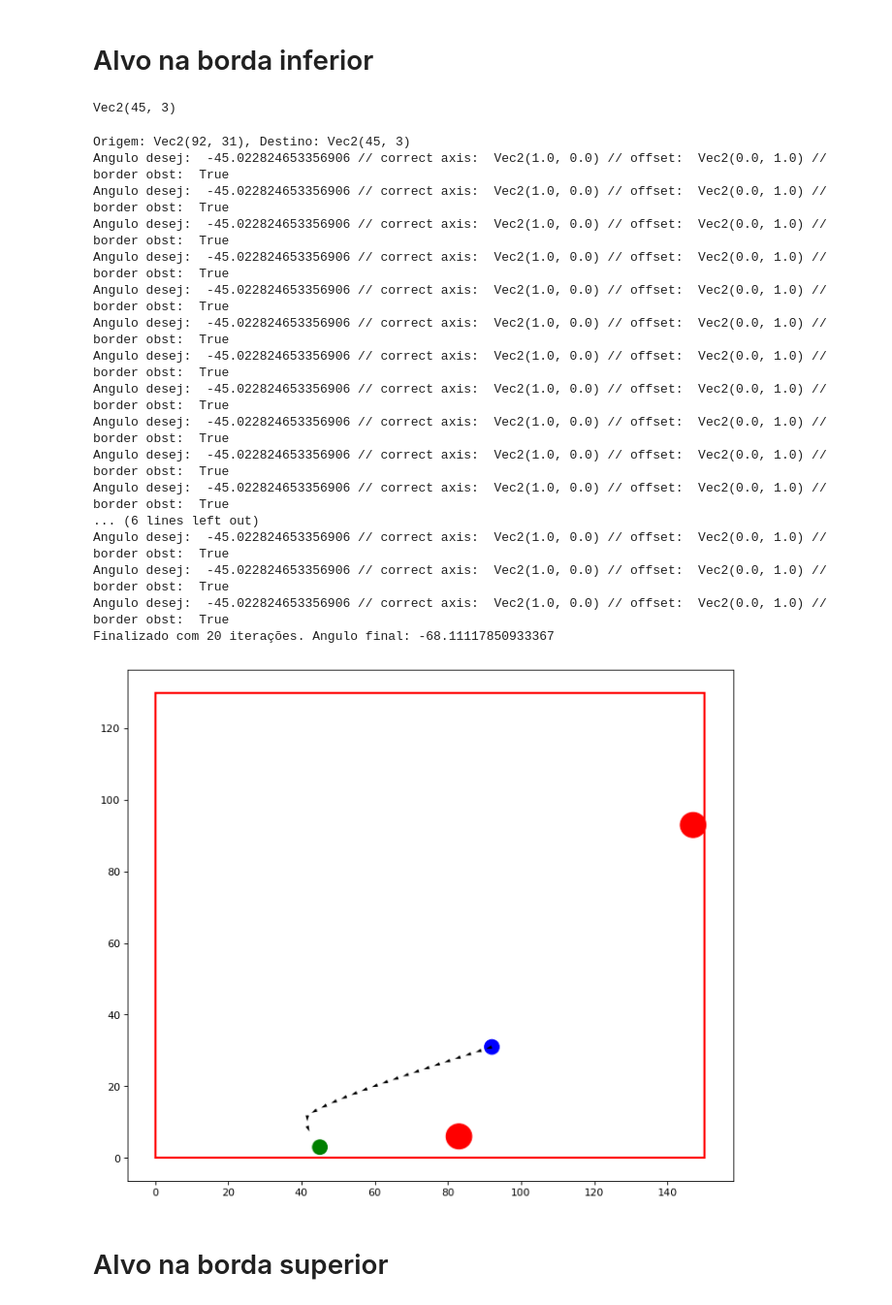
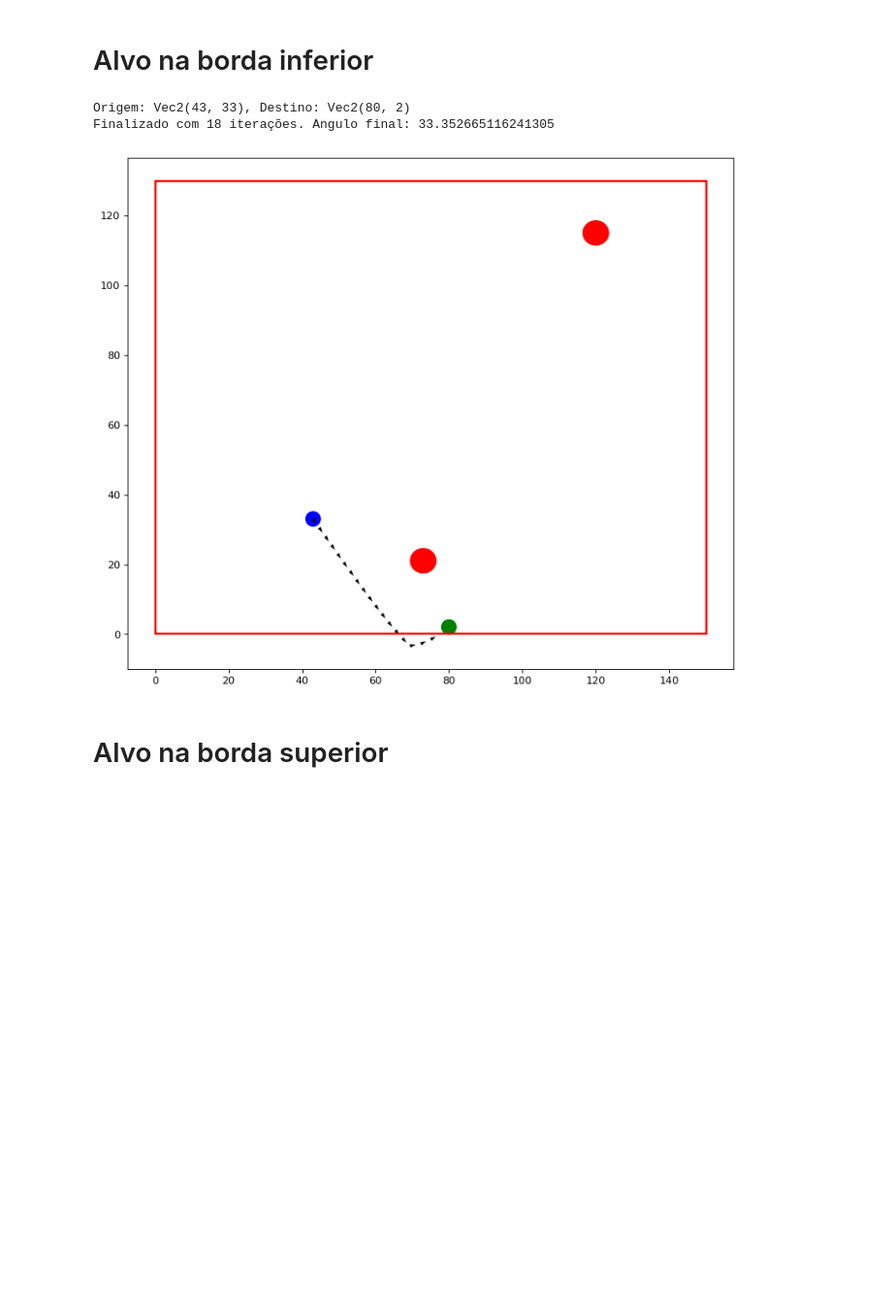
Before and after one commit to kenzosakiyama/univector, a Jupyter notebook: navigation_tests.ipynb, the cells around one changed output. Shown at 97% size. Saved outputs shown, nothing was run; the diff lists cells and outputs as text; code cells hidden in the pictures; blank space fills up the shorter version.

```diff
--- a/navigation_tests.ipynb
+++ b/navigation_tests.ipynb
@@ -137,7 +137,12 @@ def create_vector_in_right_corners() -> Vec2D:
 # %%
 team_side = TeamSide.LEFT
 # %%
-navigator = Navigator(
+# navigator = Navigator(
+#     team_side=team_side,
+#     univector_parameters_path="data/univector_params_red_dragons.json",
+# )
+
+navigator = NaiveNavigator(
     team_side=team_side,
     univector_parameters_path="data/univector_params_red_dragons.json",
 )
@@ -177,32 +167,13 @@ Finalizado com 20 iterações. Angulo final: 12.619510654325126
 # %% [markdown]
 # Alvo na borda inferior
-# %%
-target_pos = create_vector_in_down_border()
-target_pos
-# %% [output]
-Vec2(45, 3)
 # %%
-axis_origins, axis_to_follow = run_iterative_univector(navigator, origin_pos, target_pos, obstacles, add_border_obst=True)
+target_pos = create_vector_in_down_border()
+axis_origins, axis_to_follow = run_iterative_univector(navigator, origin_pos, target_pos, obstacles, add_border_obst=False)
 plot_trajectory(origin_pos, target_pos, obstacles, axis_to_follow, axis_origins)
 # %% [output]
-Origem: Vec2(92, 31), Destino: Vec2(45, 3)
-Angulo desej:  -45.022824653356906 // correct axis:  Vec2(1.0, 0.0) // offset:  Vec2(0.0, 1.0) // border obst:  True
-Angulo desej:  -45.022824653356906 // correct axis:  Vec2(1.0, 0.0) // offset:  Vec2(0.0, 1.0) // border obst:  True
-Angulo desej:  -45.022824653356906 // correct axis:  Vec2(1.0, 0.0) // offset:  Vec2(0.0, 1.0) // border obst:  True
-Angulo desej:  -45.022824653356906 // correct axis:  Vec2(1.0, 0.0) // offset:  Vec2(0.0, 1.0) // border obst:  True
-Angulo desej:  -45.022824653356906 // correct axis:  Vec2(1.0, 0.0) // offset:  Vec2(0.0, 1.0) // border obst:  True
-Angulo desej:  -45.022824653356906 // correct axis:  Vec2(1.0, 0.0) // offset:  Vec2(0.0, 1.0) // border obst:  True
-Angulo desej:  -45.022824653356906 // correct axis:  Vec2(1.0, 0.0) // offset:  Vec2(0.0, 1.0) // border obst:  True
-Angulo desej:  -45.022824653356906 // correct axis:  Vec2(1.0, 0.0) // offset:  Vec2(0.0, 1.0) // border obst:  True
-Angulo desej:  -45.022824653356906 // correct axis:  Vec2(1.0, 0.0) // offset:  Vec2(0.0, 1.0) // border obst:  True
-Angulo desej:  -45.022824653356906 // correct axis:  Vec2(1.0, 0.0) // offset:  Vec2(0.0, 1.0) // border obst:  True
-Angulo desej:  -45.022824653356906 // correct axis:  Vec2(1.0, 0.0) // offset:  Vec2(0.0, 1.0) // border obst:  True
-... (6 lines left out)
-Angulo desej:  -45.022824653356906 // correct axis:  Vec2(1.0, 0.0) // offset:  Vec2(0.0, 1.0) // border obst:  True
-Angulo desej:  -45.022824653356906 // correct axis:  Vec2(1.0, 0.0) // offset:  Vec2(0.0, 1.0) // border obst:  True
-Angulo desej:  -45.022824653356906 // correct axis:  Vec2(1.0, 0.0) // offset:  Vec2(0.0, 1.0) // border obst:  True
-Finalizado com 20 iterações. Angulo final: -68.11117850933367
+Origem: Vec2(43, 33), Destino: Vec2(80, 2)
+Finalizado com 18 iterações. Angulo final: 33.352665116241305
-[figure, old version]
+[figure, new version]
 # %% [markdown]
 # Alvo na borda superior
 # %%
```
Also changed, not shown: parts of 8 cells of this notebook, 2 other files.
